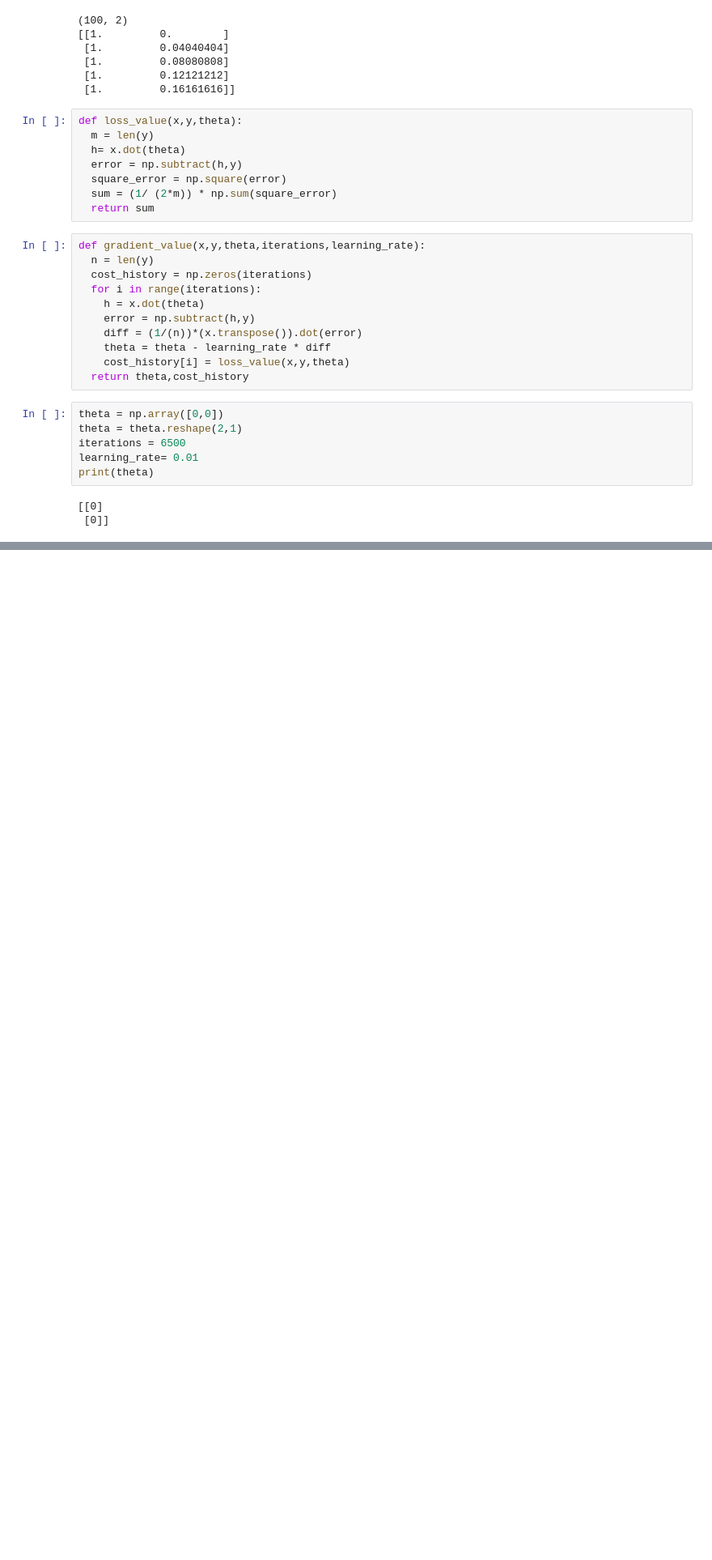
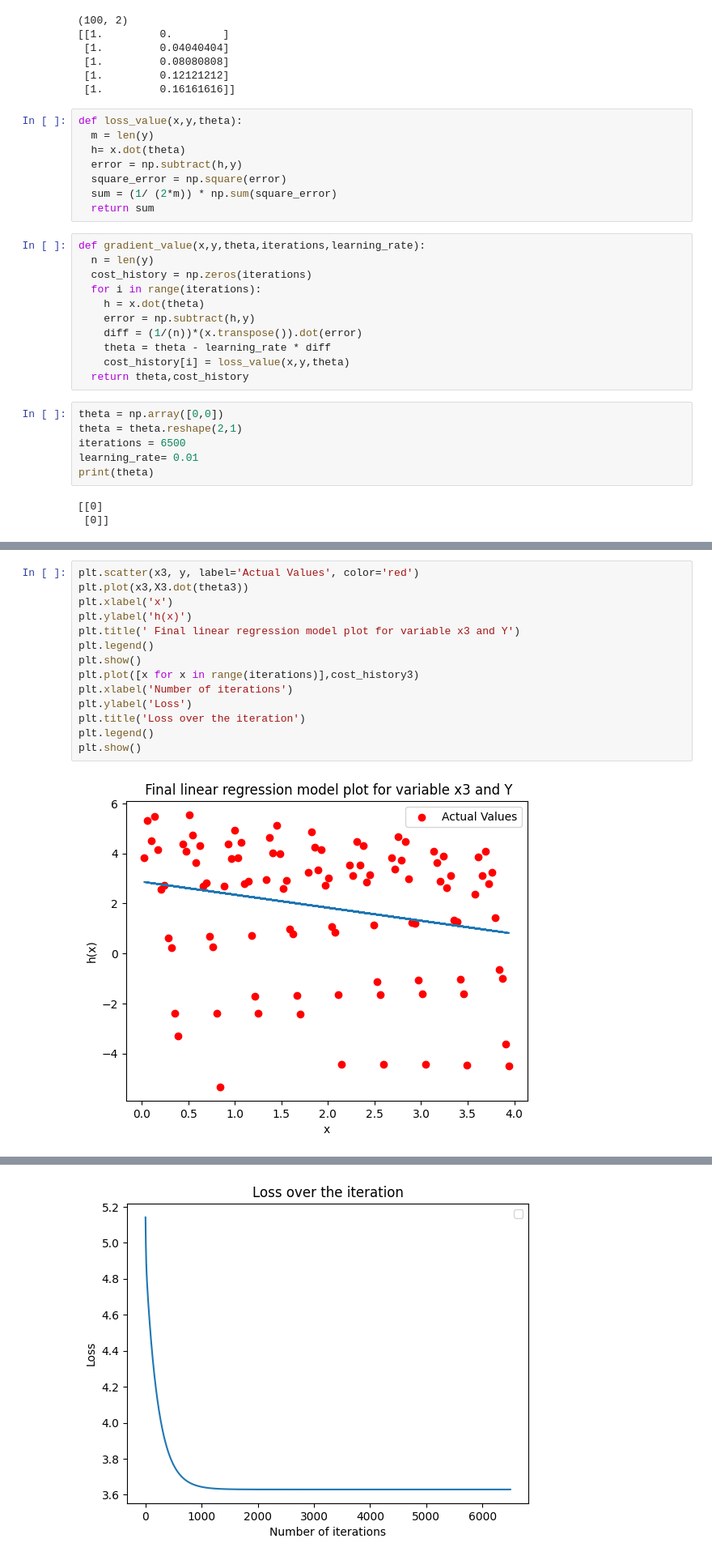
Before and after one commit to saikrishna1108/Introduction-to-Machine-Learning, a Jupyter notebook: Homework1.ipynb, the cells around one changed output, grey strips where cells are left out. Shown at 81% size. Cells and saved outputs as stored; diff of their text form; blank space fills up the shorter version.

```diff
--- a/Homework1.ipynb
+++ b/Homework1.ipynb
@@ -104,0 +159,16 @@ cost_history for X3 and Y = [4.38877596 4.37156435 4.35602504 ... 3.62945112 3.6
+# %%
+plt.scatter(x3, y, label='Actual Values', color='red')
+plt.plot(x3,X3.dot(theta3))
+plt.xlabel('x')
+plt.ylabel('h(x)')
+plt.title(' Final linear regression model plot for variable x3 and Y')
+plt.legend()
+plt.show()
+plt.plot([x for x in range(iterations)],cost_history3)
+plt.xlabel('Number of iterations')
+plt.ylabel('Loss')
+plt.title('Loss over the iteration')
+plt.legend()
+plt.show()
+# %% [output]
+[figure, added]
@@ -104,0 +176 @@ cost_history for X3 and Y = [4.38877596 4.37156435 4.35602504 ... 3.62945112 3.6
+[figure, added]
```
Also changed, not shown: parts of 7 cells of this notebook.
